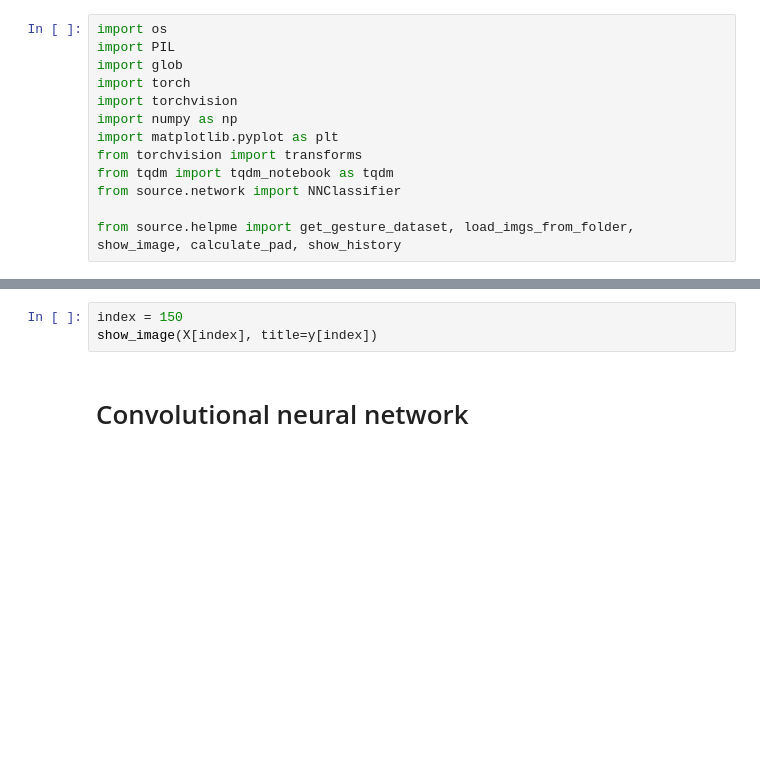
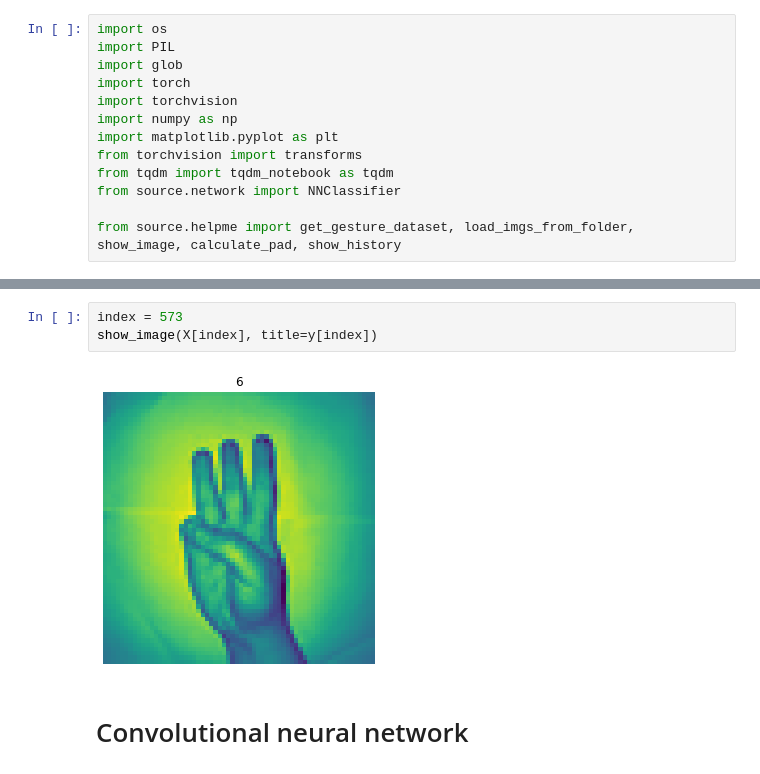
Before and after one commit to TimurFatykhov/GestureRecognizer, a Jupyter notebook: gesture_recognizer.ipynb, the cells around one changed output, grey strips where cells are left out. Saved outputs shown, nothing was run; the diff lists cells and outputs as text; blank space fills up the shorter version.

```diff
--- a/gesture_recognizer.ipynb
+++ b/gesture_recognizer.ipynb
@@ -21,6 +23,8 @@ X.shape, y.shape
 # %%
-index = 150
+index = 573
 show_image(X[index], title=y[index])
+# %% [output]
+[figure, added]
 # %% [markdown]
 # Convolutional neural network
 # %%
```
Also changed, not shown: parts of 12 cells of this notebook, 33 other files.
